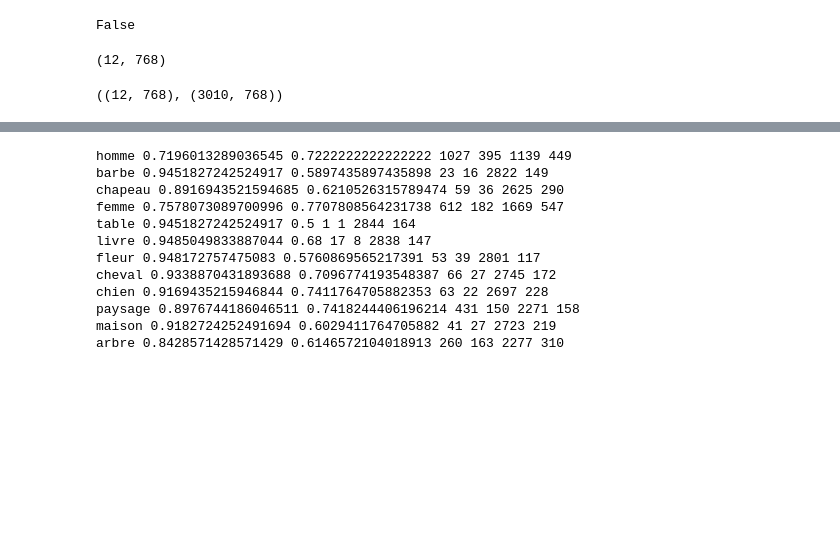
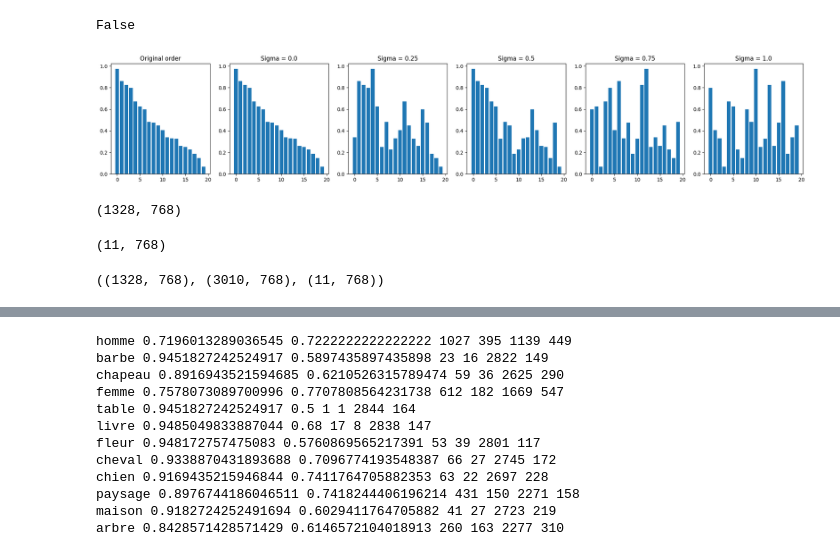
Before and after one commit to on-victorrijks/Museum-Search-Engine, a Jupyter notebook: public/notebooks/clues.ipynb, the cells around one changed output, grey strips where cells are left out. Saved outputs shown, nothing was run; the diff lists cells and outputs as text; code cells hidden in the pictures; blank space fills up the shorter version.

```diff
--- a/public/notebooks/clues.ipynb
+++ b/public/notebooks/clues.ipynb
@@ -330,15 +316,53 @@ prompt_eng
 objectsEmbeddingExists
 # %% [output]
 False
+# %%
+def select_N_questions(
+    sigma,
+    scores,
+):
+    indices = np.arange(len(scores))
+    nb_swaps = int(sigma * len(scores))
+    new_order = indices.copy()
+    for _ in range(nb_swaps):
+        i, j = np.random.choice(len(scores), 2, replace=False)
+        new_order[i], new_order[j] = new_order[j], new_order[i]
+
+    return new_order
+
+N = 20
+SCORES = np.random.rand(N)
+# Order random_scores from highest to lowest
+SCORES = np.sort(SCORES)[::-1]
+
+SIGMAS = [0.0, 0.25, 0.50, 0.75, 1.0]
+
+new_orders = []
+for sigma in SIGMAS:
+    new_order = select_N_questions(sigma, SCORES)
+    new_orders.append(SCORES[new_order])
+
+# Plot the new orders
+fig, axs = plt.subplots(1, 1 + len(new_orders), figsize=(25, 4))
+
+# Original order
+axs[0].bar(np.arange(N), SCORES)
+axs[0].set_title("Original order")
+
+for i, sigma in enumerate(SIGMAS):
+    axs[i + 1].bar(np.arange(N), new_orders[i])
+    axs[i + 1].set_title(f"Sigma = {sigma}")
+
+plt.show()
+# %% [output]
+[figure, added]
 # %%
 def compute_objects_embeddings(objects, model, device):
     model.eval()
     embeddings = []
     with torch.no_grad():
         for object in tqdm(objects):
-            text = prompt_eng[object]
-
-            inputs = processor(text=text, return_tensors="pt", padding=True, truncation=True)
+            inputs = processor(text=object, return_tensors="pt", padding=True, truncation=True)
             input_ids = inputs['input_ids'].to(device)
             attention_mask = inputs['attention_mask'].to(device)
 
@@ -355,7 +379,7 @@ def compute_objects_embeddings(objects, model, device):
     return embeddings
 
 if not objectsEmbeddingExists:
-    objectsEmbeddings = compute_objects_embeddings(arbitrary_objects, model, device)
+    objectsEmbeddings = compute_objects_embeddings(counts_filtered_objects, model, device)
     # Save the embeddings
     np.save(path_objectsEmbeddings, objectsEmbeddings)
 else:
@@ -363,4 +387,4 @@ else:
 
 objectsEmbeddings.shape
 # %% [output]
-(12, 768)
+(1328, 768)
@@ -367,7 +413,18 @@ objectsEmbeddings.shape
+# %%
+if not othersEmbeddingExists:
+    othersEmbedding = compute_objects_embeddings(OTHERS, model, device)
+    # Save the embeddings
+    np.save(path_othersEmbeddings, othersEmbedding)
+else:
+    othersEmbedding = np.load(path_othersEmbeddings)
+
+othersEmbedding.shape
+# %% [output]
+(11, 768)
 # %%
-objectsEmbeddings.shape, imagesEmbeddings.shape
+objectsEmbeddings.shape, imagesEmbeddings.shape, othersEmbedding.shape
 # %% [output]
-((12, 768), (3010, 768))
+((1328, 768), (3010, 768), (11, 768))
 # %%
 cosine_similarity_matrix = cosine_similarity(imagesEmbeddings, objectsEmbeddings)
 cosine_similarity_matrix.shape
```
Also changed, not shown: parts of 8 cells of this notebook, 9 other files.
